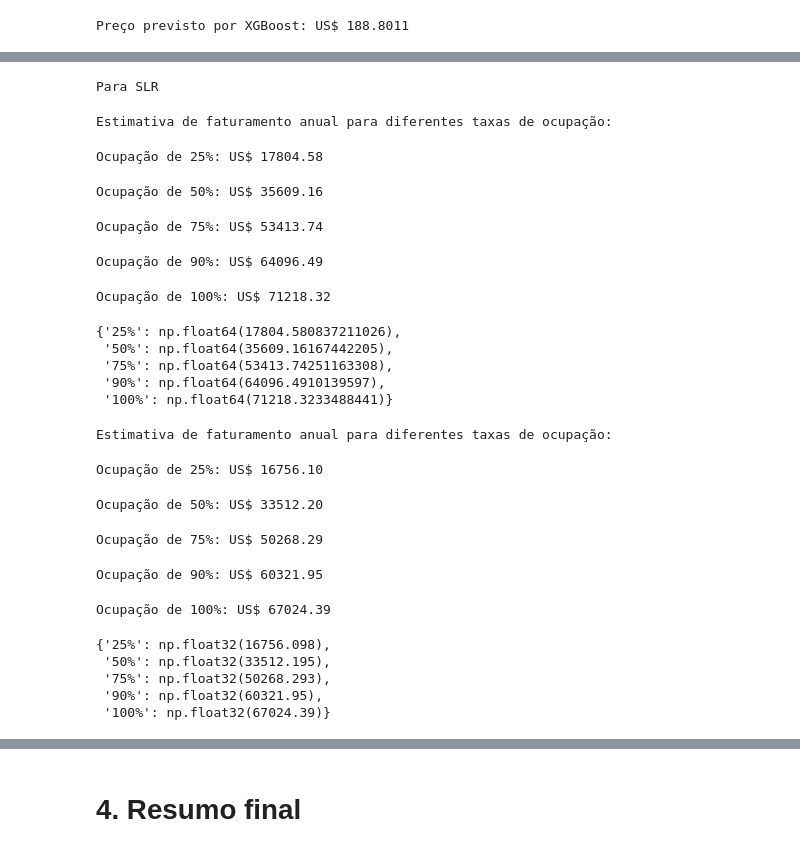
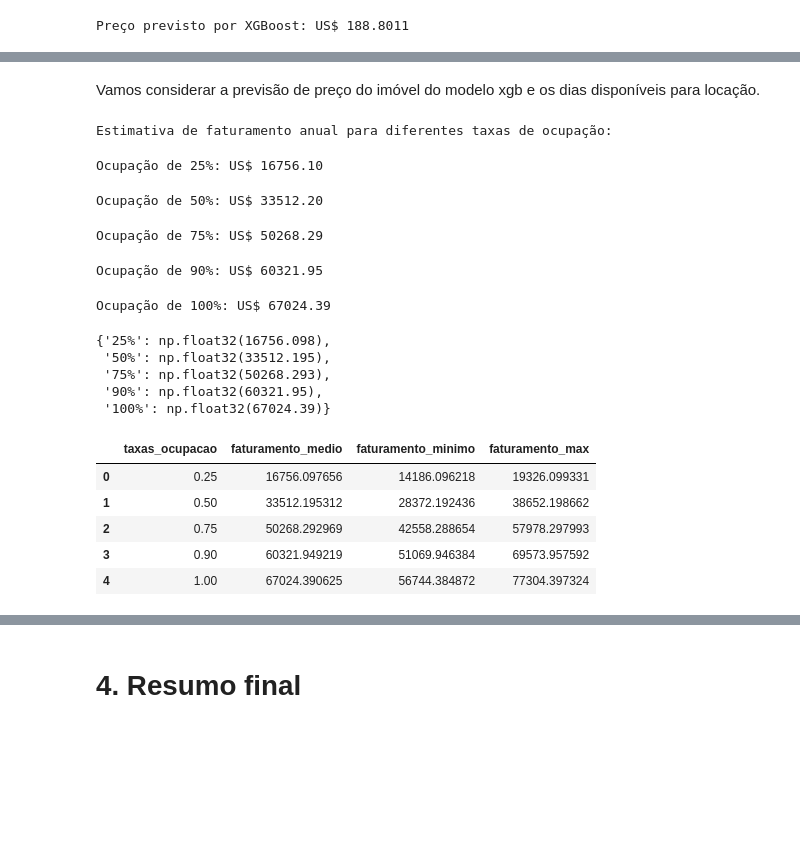
Before and after one commit to apfreirea/case-precificacao-imovel, a Jupyter notebook: case-precificacao.ipynb, the cells around one changed output, grey strips where cells are left out. Drawn from its saved outputs; the diff is of its cells as text; code cells hidden in the pictures; blank space fills up the shorter version.

```diff
--- a/case-precificacao.ipynb
+++ b/case-precificacao.ipynb
@@ -1559,33 +1572,20 @@ def calcular_faturamento_anual(preco_previsto, dias_disponiveis):
         print(f"Ocupação de {ocupacao}: US$ {faturamento:.2f}")
 
     return faturamento_estimado
+# %% [markdown]
+Vamos considerar a previsão de preço do imóvel do modelo xgb e os dias disponíveis para locação.
 # %%
-print('Para SLR')
-calcular_faturamento_anual(preco_previsto=preco_slr,dias_disponiveis=355)
+# estimando faturamento anual
+calcular_faturamento_anual(preco_previsto=preco_xgb,dias_disponiveis=355)
 # %% [output]
-Para SLR
+Estimativa de faturamento anual para diferentes taxas de ocupação:
-Estimativa de faturamento anual para diferentes taxas de ocupação:
+Ocupação de 25%: US$ 16756.10
-Ocupação de 25%: US$ 17804.58
+Ocupação de 50%: US$ 33512.20
-Ocupação de 50%: US$ 35609.16
+Ocupação de 75%: US$ 50268.29
-Ocupação de 75%: US$ 53413.74
+Ocupação de 90%: US$ 60321.95
-Ocupação de 90%: US$ 64096.49
+Ocupação de 100%: US$ 67024.39
-Ocupação de 100%: US$ 71218.32
+{'25%': np.float32(16756.098),
+ '50%': np.float32(33512.195),
+ '75%': np.float32(50268.293),
+ '90%': np.float32(60321.95),
+ '100%': np.float32(67024.39)}
-{'25%': np.float64(17804.580837211026),
- '50%': np.float64(35609.16167442205),
- '75%': np.float64(53413.74251163308),
- '90%': np.float64(64096.4910139597),
- '100%': np.float64(71218.3233488441)}
-# %%
-calcular_faturamento_anual(preco_previsto=preco_xgb,dias_disponiveis=355)
-# %% [output]
-Estimativa de faturamento anual para diferentes taxas de ocupação:
-Ocupação de 25%: US$ 16756.10
-Ocupação de 50%: US$ 33512.20
-Ocupação de 75%: US$ 50268.29
-Ocupação de 90%: US$ 60321.95
-Ocupação de 100%: US$ 67024.39
-{'25%': np.float32(16756.098),
- '50%': np.float32(33512.195),
- '75%': np.float32(50268.293),
- '90%': np.float32(60321.95),
- '100%': np.float32(67024.39)}
@@ -1591,0 +1641,10 @@ Ocupação de 100%: US$ 67024.39
+# %%
+# Faturamento estimado para diferentes taxas de ocupação
+df_fat
+# %% [output]
+|  | taxas_ocupacao | faturamento_medio | faturamento_minimo | faturamento_max |
+| 0 | 0.25 | 16756.097656 | 14186.096218 | 19326.099331 |
+| 1 | 0.50 | 33512.195312 | 28372.192436 | 38652.198662 |
+| 2 | 0.75 | 50268.292969 | 42558.288654 | 57978.297993 |
+| 3 | 0.90 | 60321.949219 | 51069.946384 | 69573.957592 |
+| 4 | 1.00 | 67024.390625 | 56744.384872 | 77304.397324 |
```
Also changed, not shown: parts of 67 cells of this notebook.
